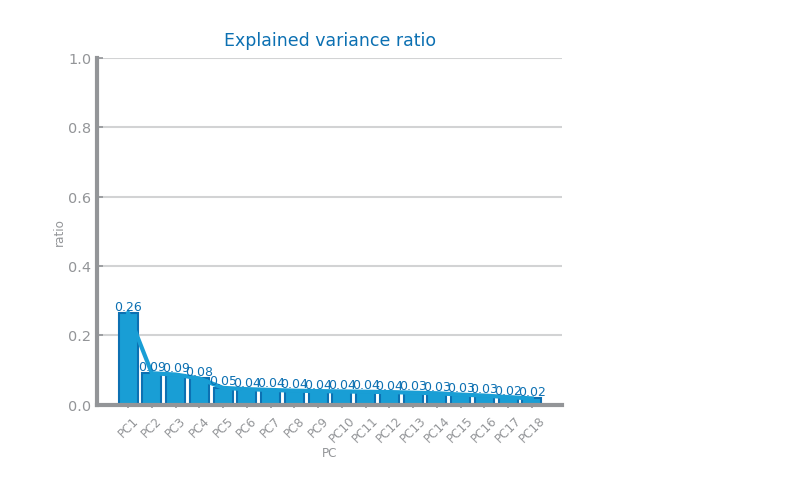
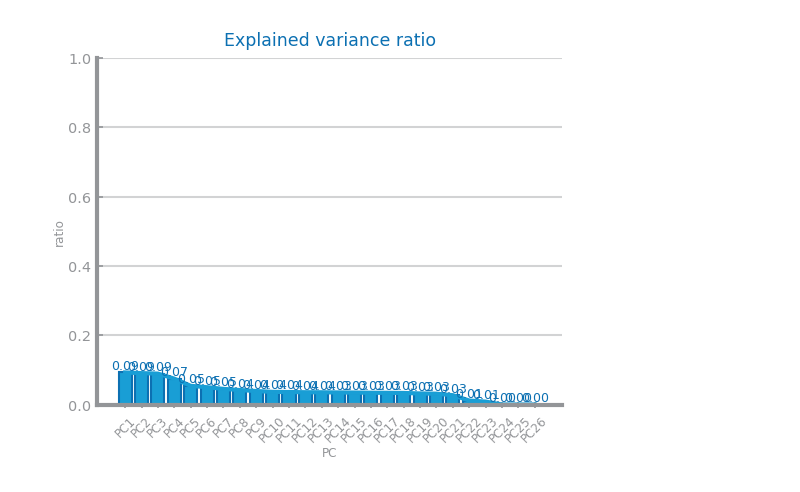
Before and after one commit to meodbr/IST-data-science, a Jupyter notebook: feature_engineering/feature_extraction_set_1.ipynb, the cells around one changed output. Saved outputs shown, nothing was run; the diff lists cells and outputs as text; code cells hidden in the pictures.

```diff
--- a/feature_engineering/feature_extraction_set_1.ipynb
+++ b/feature_engineering/feature_extraction_set_1.ipynb
@@ -2,33 +2,33 @@
 from pandas import read_csv, DataFrame
 from matplotlib.pyplot import figure, show, gca
 from dslabs_functions import plot_multi_scatters_chart
 from sklearn.decomposition import PCA
 from pandas import Series, Index
 from matplotlib.axes import Axes
 from dslabs_functions import plot_bar_chart
 
-data: DataFrame = read_csv("../dataset/set_2_train_redundant.csv")
-target = "CLASS"
+data: DataFrame = read_csv("../dataset/train_dataset_1.csv")
+target = "JURISDICTION_CODE"
 
 
 target_data: Series = data.pop(target)
 index: Index = data.index
 pca = PCA()
 pca.fit(data)
 
 xvalues: list[str] = [f"PC{i+1}" for i in range(len(pca.components_))]
 figure()
 ax: Axes = gca()
 plot_bar_chart(
     xvalues,
     pca.explained_variance_ratio_,
     ax=ax,
     title="Explained variance ratio",
     xlabel="PC",
     ylabel="ratio",
     percentage=True,
 )
 ax.plot(pca.explained_variance_ratio_)
 show()
 # %% [output]
-[figure, old version]
+[figure, new version]
```
Also changed, not shown: parts of 2 cells of this notebook, 7 other files.
